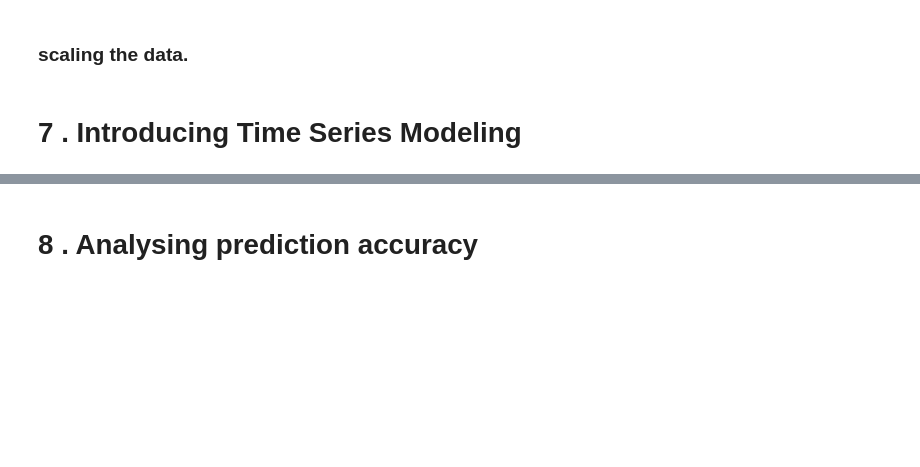
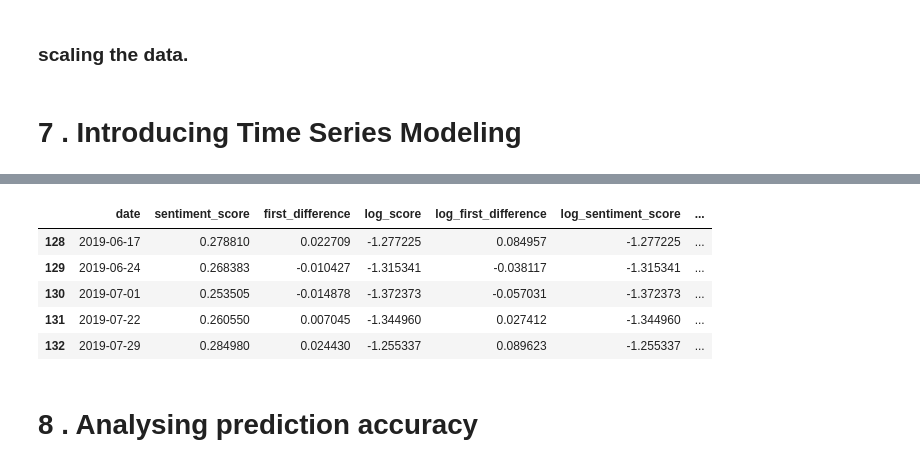
Before and after one commit to DIGITALFRANK/NLP_brand_sentiment_analysis_Time_Series_prediction, a Jupyter notebook: NLP_Time_Series.ipynb, the cells around one changed output, grey strips where cells are left out. Saved outputs shown, nothing was run; the diff lists cells and outputs as text; code cells hidden in the pictures; blank space fills up the shorter version.

```diff
--- a/NLP_Time_Series.ipynb
+++ b/NLP_Time_Series.ipynb
@@ -1032,3 +1066,12 @@ fig = sm.graphics.tsaplots.plot_pacf(nike_stationary.log_seasonal_first_differen
+# %%
+digit_index_bitcoin.tail()
+# %% [output]
+|  | date | sentiment_score | first_difference | log_score | log_first_difference | log_sentiment_score | ... |
+| 128 | 2019-06-17 | 0.278810 | 0.022709 | -1.277225 | 0.084957 | -1.277225 | ... |
+| 129 | 2019-06-24 | 0.268383 | -0.010427 | -1.315341 | -0.038117 | -1.315341 | ... |
+| 130 | 2019-07-01 | 0.253505 | -0.014878 | -1.372373 | -0.057031 | -1.372373 | ... |
+| 131 | 2019-07-22 | 0.260550 | 0.007045 | -1.344960 | 0.027412 | -1.344960 | ... |
+| 132 | 2019-07-29 | 0.284980 | 0.024430 | -1.255337 | 0.089623 | -1.255337 | ... |
 # %% [markdown]
 # 8 . Analysing prediction accuracy
 # %%
```
Also changed, not shown: parts of 4 cells of this notebook, 2 other files.
